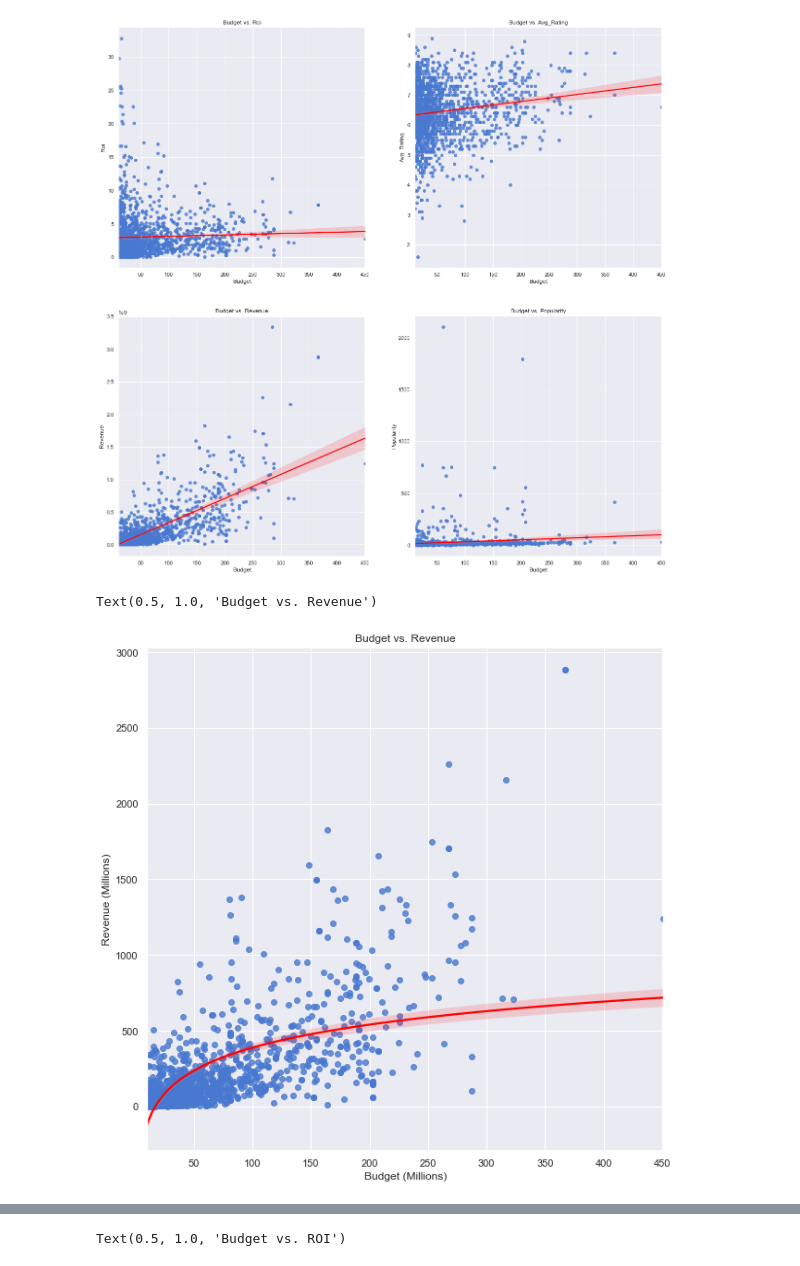
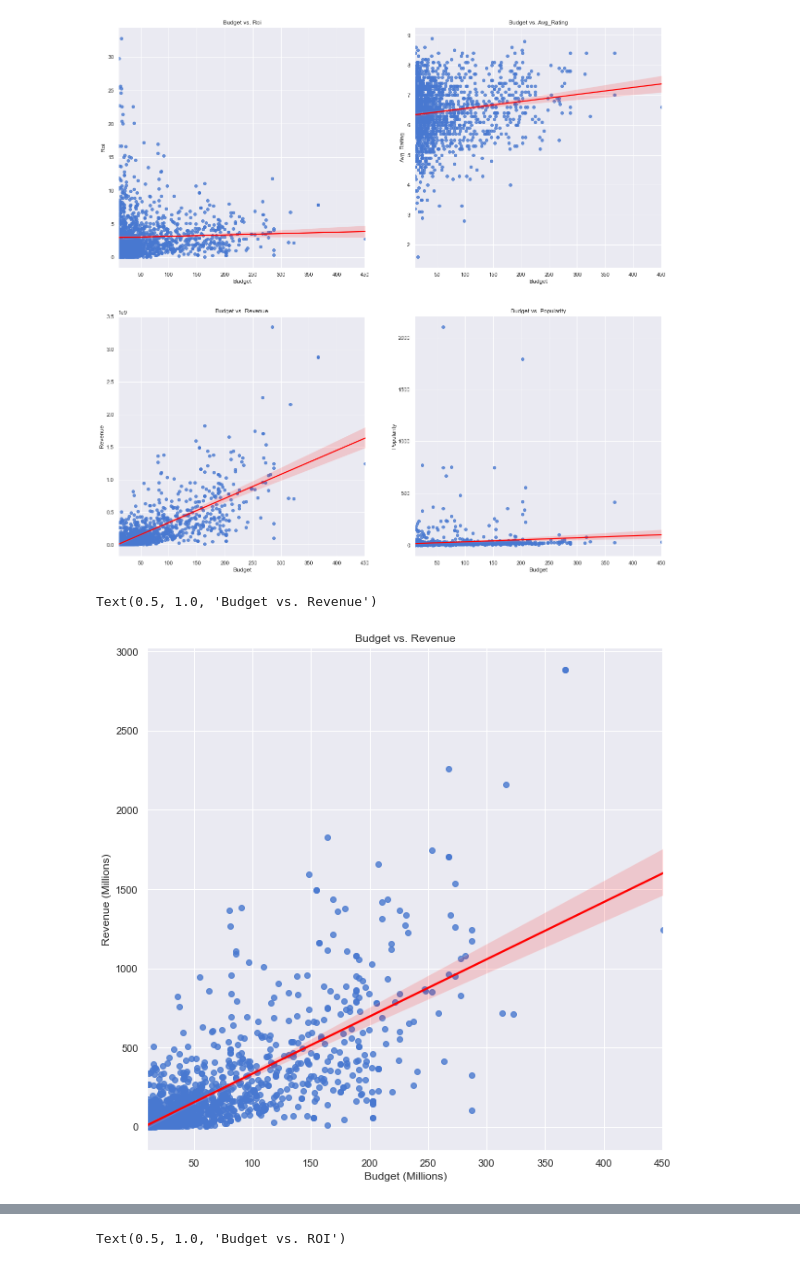
Before and after one commit to ntimpano614/dsc_mod1_project, a Jupyter notebook: student_combined.ipynb, the cells around one changed output, grey strips where cells are left out. Saved outputs shown, nothing was run; the diff lists cells and outputs as text; code cells hidden in the pictures.

Commit message:
adjusted graphs

```diff
--- a/student_combined.ipynb
+++ b/student_combined.ipynb
@@ -668,13 +672,13 @@ for col in lst:
 # %%
 plt.figure(figsize=(10,10))
 data = two_c[two_c.revenue/1000000 < 3000] # remove outliers
-sns.regplot(x=data['budget']/1000000,y=data['revenue']/1000000,logx=True,line_kws={"color": "red"})
+sns.regplot(x=data['budget']/1000000,y=data['revenue']/1000000,line_kws={"color": "red"})
 plt.xlabel('Budget (Millions)')
 plt.ylabel('Revenue (Millions)')
 plt.title('Budget vs. Revenue')
 # %% [output]
 Text(0.5, 1.0, 'Budget vs. Revenue')
-[figure, old version]
+[figure, new version]
 # %%
 plt.figure(figsize=(10,10))
 data = two_c[two_c.popularity < 200]
```
Also changed, not shown: parts of 5 cells of this notebook.
